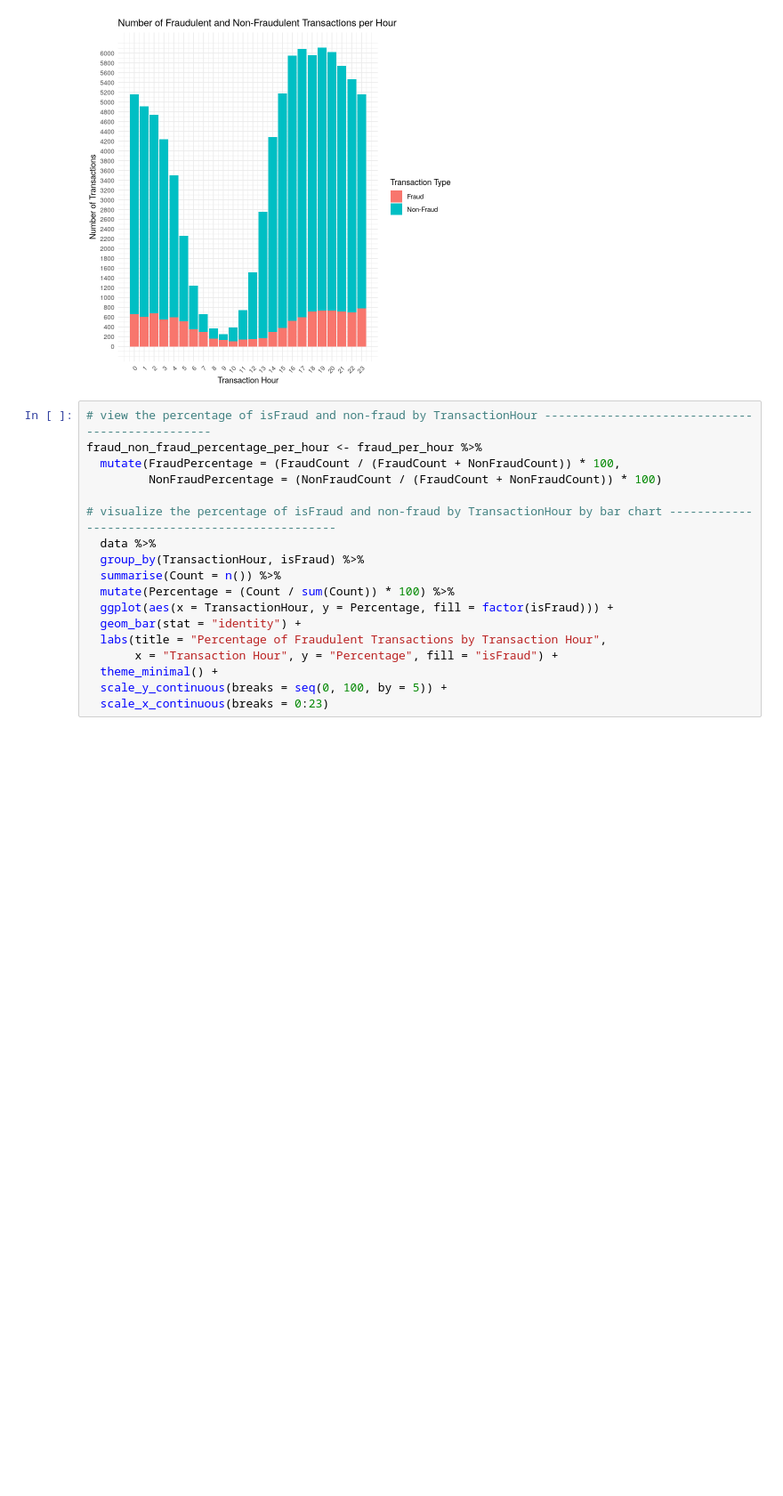
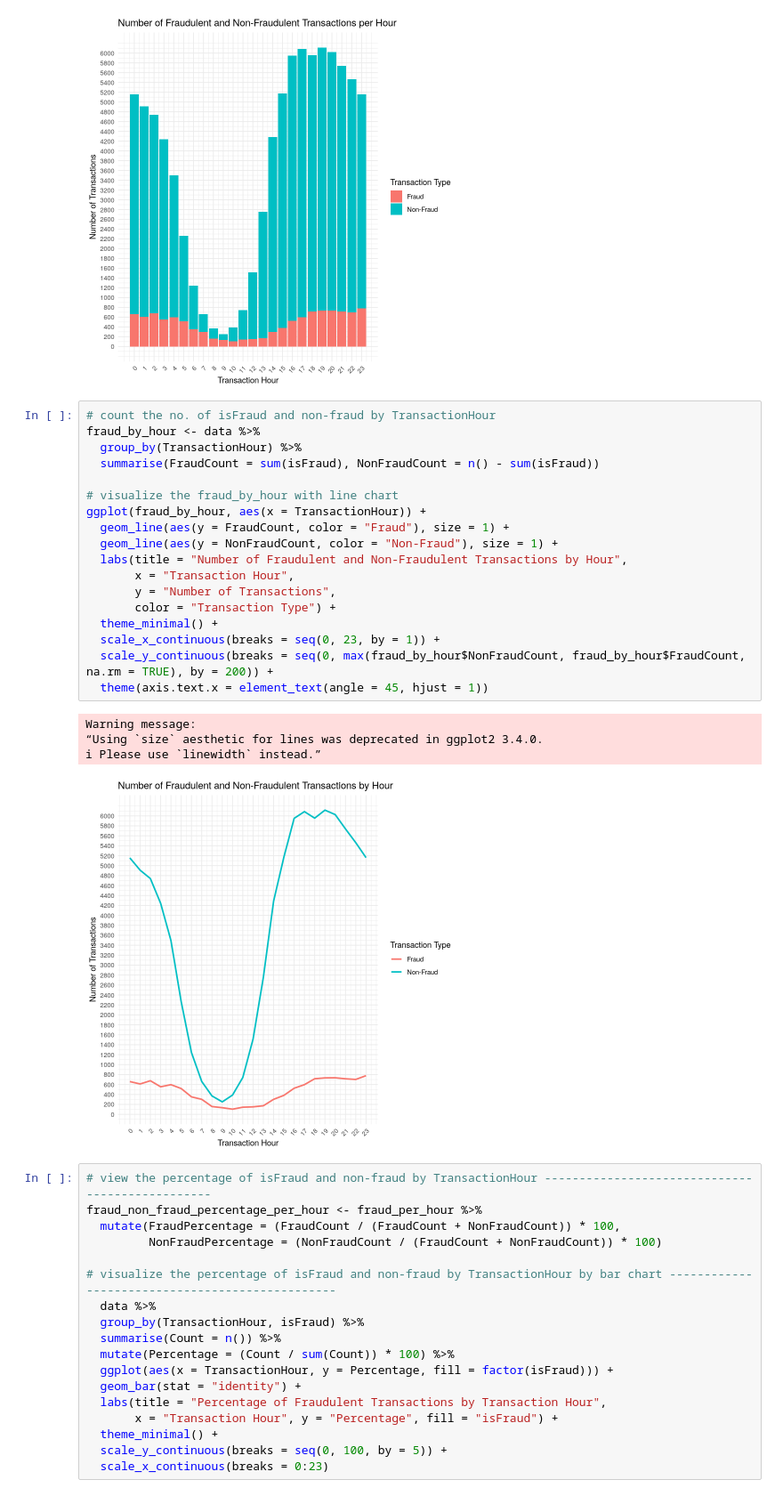
Before and after one commit to ytcctl/peter, a Jupyter notebook: FITE7410/FITE7410_Assgn_1.ipynb, the cells around one changed output. Shown at 89% size. Cells and saved outputs as stored; diff of their text form; blank space fills up the shorter version.

```diff
--- a/FITE7410/FITE7410_Assgn_1.ipynb
+++ b/FITE7410/FITE7410_Assgn_1.ipynb
@@ -476,6 +457,29 @@ ggplot(fraud_per_hour, aes(x = TransactionHour)) +
   theme(axis.text.x = element_text(angle = 45, hjust = 1))
 # %% [output]
 [figure]
+# %%
+# count the no. of isFraud and non-fraud by TransactionHour
+fraud_by_hour <- data %>%
+  group_by(TransactionHour) %>%
+  summarise(FraudCount = sum(isFraud), NonFraudCount = n() - sum(isFraud))
+
+# visualize the fraud_by_hour with line chart
+ggplot(fraud_by_hour, aes(x = TransactionHour)) +
+  geom_line(aes(y = FraudCount, color = "Fraud"), size = 1) +
+  geom_line(aes(y = NonFraudCount, color = "Non-Fraud"), size = 1) +
+  labs(title = "Number of Fraudulent and Non-Fraudulent Transactions by Hour",
+       x = "Transaction Hour",
+       y = "Number of Transactions",
+       color = "Transaction Type") +
+  theme_minimal() +
+  scale_x_continuous(breaks = seq(0, 23, by = 1)) +
+  scale_y_continuous(breaks = seq(0, max(fraud_by_hour$NonFraudCount, fraud_by_hour$FraudCount, na.rm = TRUE), by = 200)) +
+  theme(axis.text.x = element_text(angle = 45, hjust = 1))
+# %% [output]
+Warning message:
+“Using `size` aesthetic for lines was deprecated in ggplot2 3.4.0.
+ℹ Please use `linewidth` instead.”
+[figure, added]
 # %%
 # view the percentage of isFraud and non-fraud by TransactionHour ------------------------------------------------
 fraud_non_fraud_percentage_per_hour <- fraud_per_hour %>%
```
Also changed, not shown: parts of 19 cells of this notebook, 1 other file.
